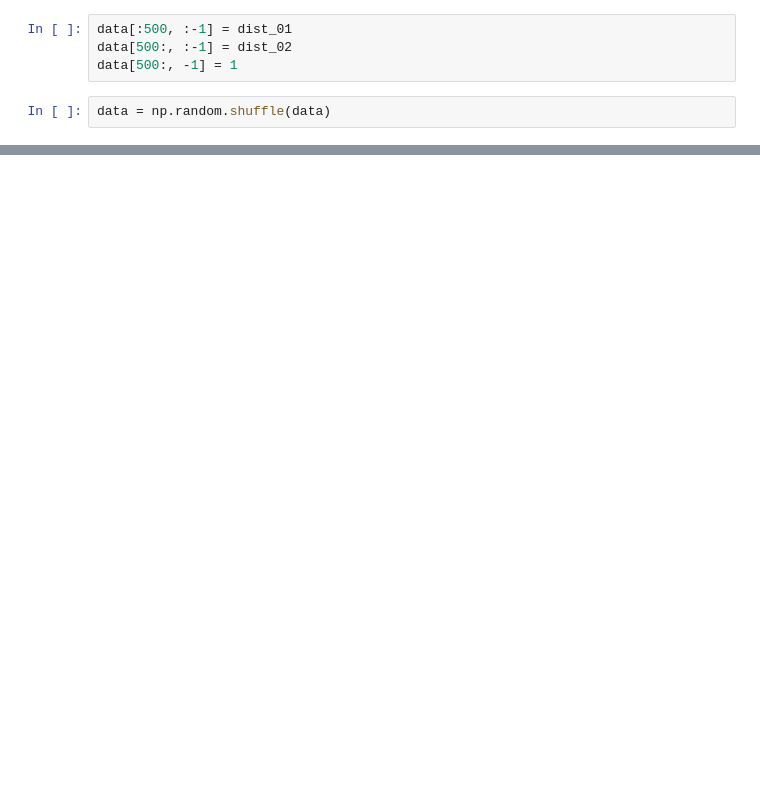
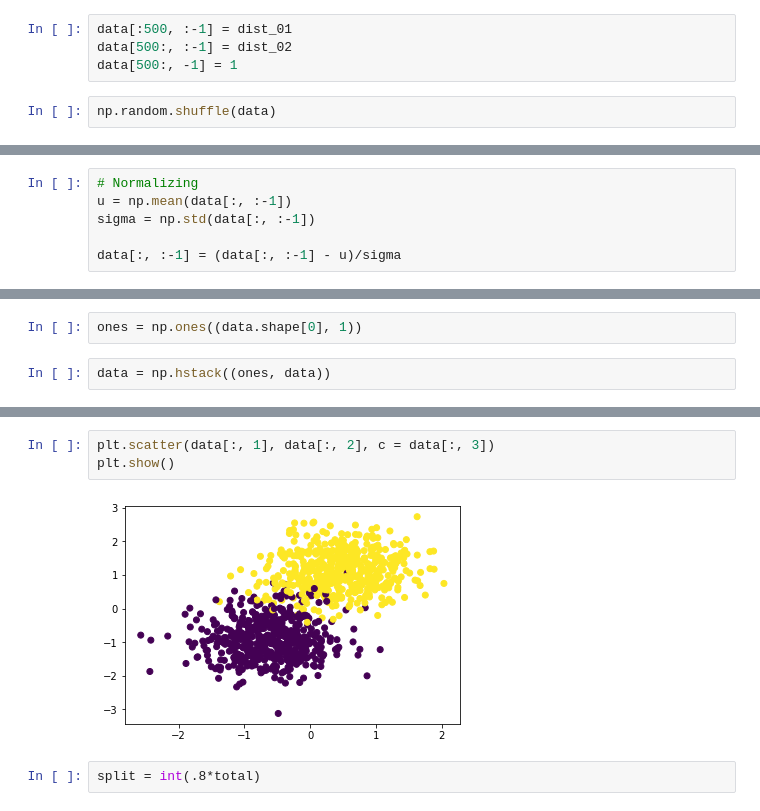
Before and after one commit to prakhar154/Regression, a Jupyter notebook: logistic_regression/logistic regression.ipynb, the cells around one changed output, grey strips where cells are left out. Drawn from its saved outputs; the diff is of its cells as text; blank space fills up the shorter version.

```diff
--- a/logistic_regression/logistic regression.ipynb
+++ b/logistic_regression/logistic regression.ipynb
@@ -42,4 +35,4 @@ data[:500, :-1] = dist_01
 data[500:, :-1] = dist_02
 data[500:, -1] = 1
 # %%
-data = np.random.shuffle(data)
+np.random.shuffle(data)
@@ -47,0 +39,6 @@ split = np.split
+# %%
+# Normalizing
+u = np.mean(data[:, :-1])
+sigma = np.std(data[:, :-1])
+
+data[:, :-1] = (data[:, :-1] - u)/sigma
@@ -47,0 +55,4 @@ split = np.split
+# %%
+ones = np.ones((data.shape[0], 1))
+# %%
+data = np.hstack((ones, data))
@@ -47,0 +69,7 @@ split = np.split
+# %%
+plt.scatter(data[:, 1], data[:, 2], c = data[:, 3])
+plt.show()
+# %% [output]
+[figure, added]
+# %%
+split = int(.8*total)
```
Also changed, not shown: parts of 22 cells of this notebook, 1 other file.
